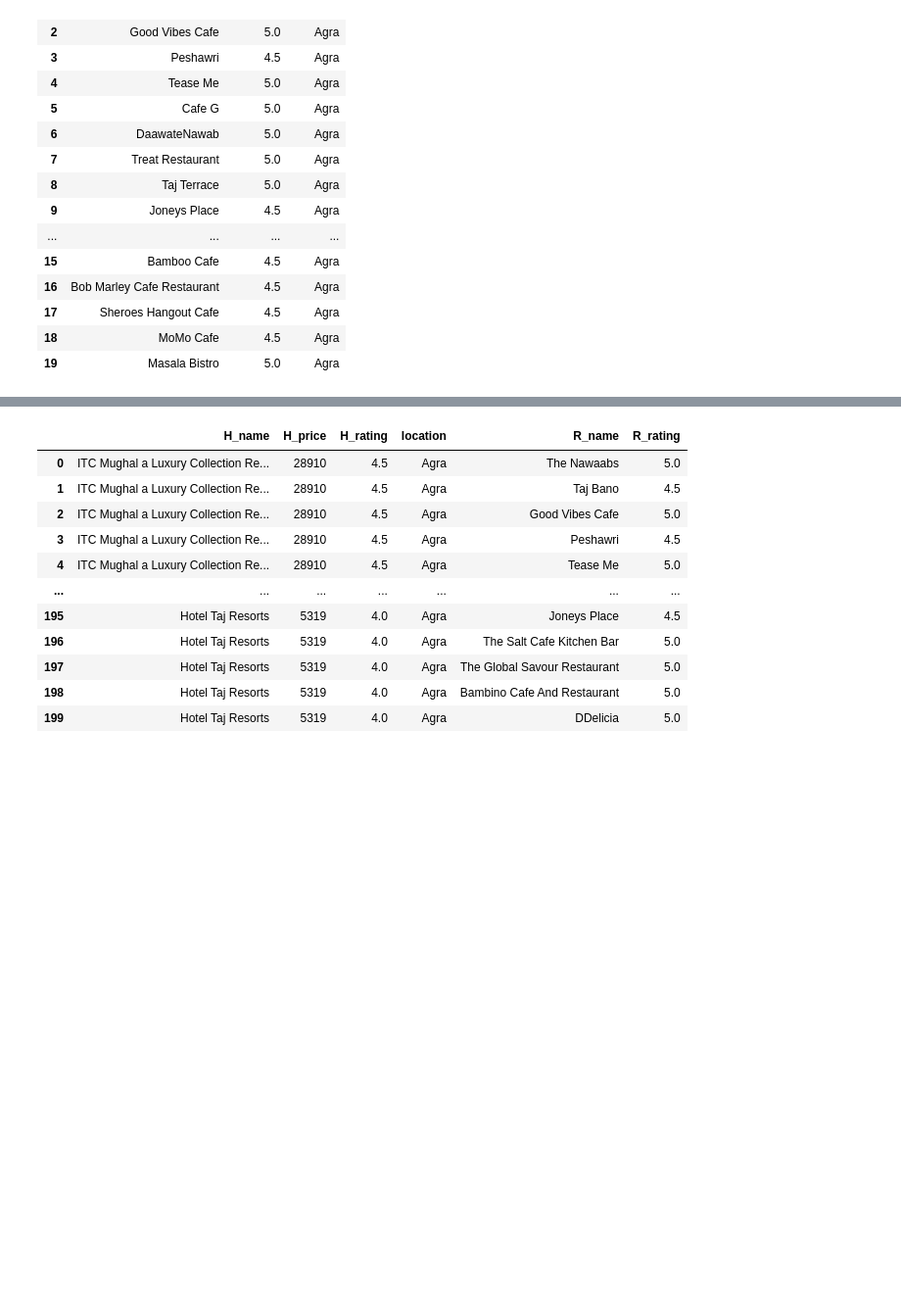
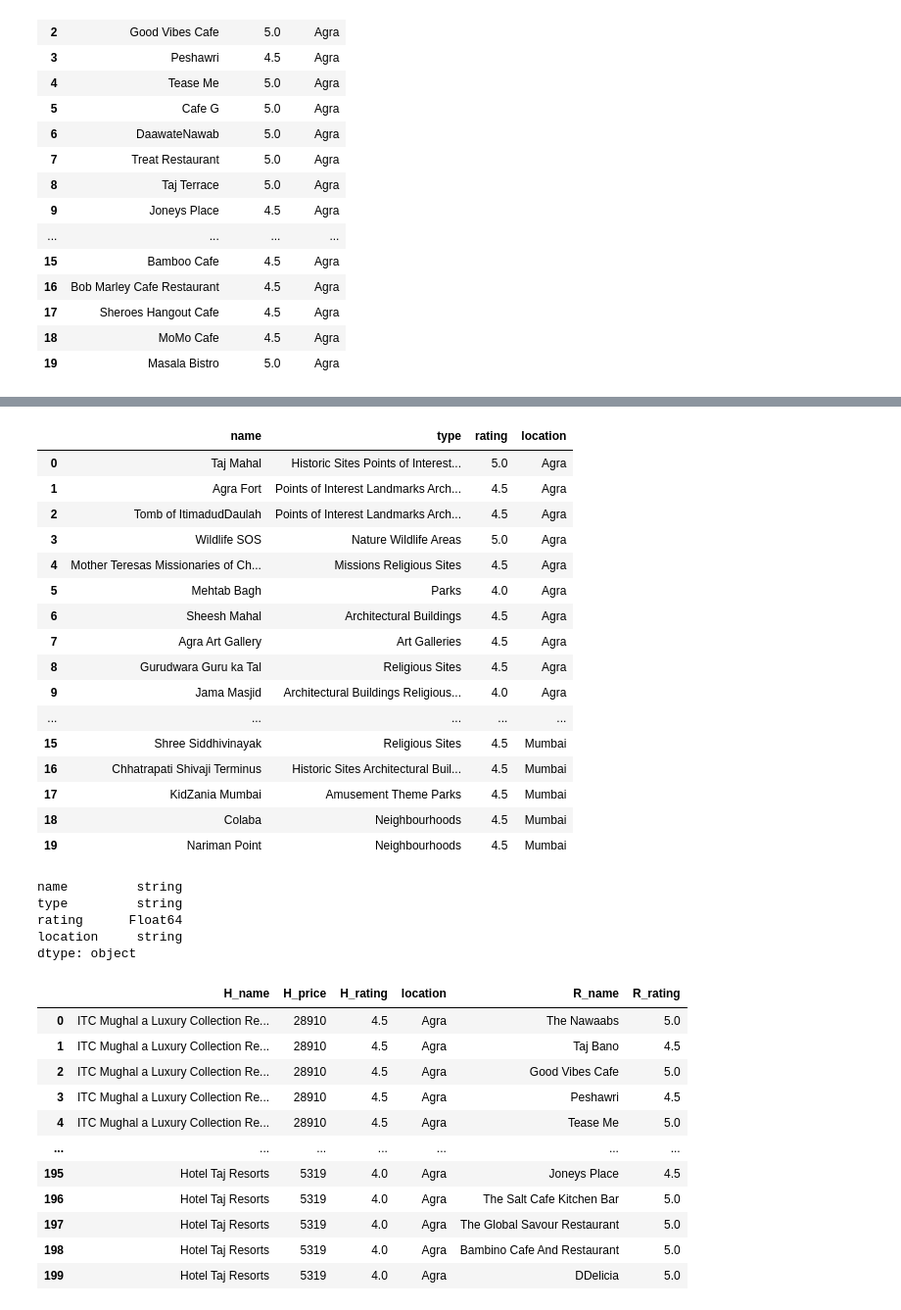
Before and after one commit to piyush-mk/LesGo, a Jupyter notebook: data/pre.ipynb, the cells around one changed output, grey strips where cells are left out. Shown at 98% size. Cells and saved outputs as stored; diff of their text form; code cells hidden in the pictures; blank space fills up the shorter version.

```diff
--- a/data/pre.ipynb
+++ b/data/pre.ipynb
@@ -262,0 +280,7 @@ npd=join_df(hpd,rpd,'location')
+# %%
+ppd['name']=ppd['name'].str.replace('\d+', '')
+ppd['name']=ppd['name'].str.replace('[^\w\s]','')
+ppd['name']=ppd['name'].str.strip()
+ppd['name']=ppd['name'].str.replace('  ',' ')
+ppd['name']=ppd['name'].astype(pd.StringDtype())
+ppd['name'].head(20)
@@ -262,0 +305,29 @@ npd=join_df(hpd,rpd,'location')
+# %%
+ppd['rating']=ppd['rating'].str.replace(' of 5 bubbles','')
+ppd['rating']=ppd['rating'].astype(pd.Float64Dtype())
+# %%
+ppd['type']=ppd['type'].str.replace('\d+', '')
+ppd['type']=ppd['type'].str.replace('[^\w\s]','')
+ppd['type']=ppd['type'].str.strip()
+ppd['type']=ppd['type'].str.replace('  ',' ')
+ppd['type']=ppd['type'].astype(pd.StringDtype())
+# %%
+ppd.head(20)
+# %% [output]
+|  | name | type | rating | location |
+| 0 | Taj Mahal | Historic Sites Points of Interest... | 5.0 | Agra |
+| 1 | Agra Fort | Points of Interest Landmarks Arch... | 4.5 | Agra |
+| 2 | Tomb of ItimadudDaulah | Points of Interest Landmarks Arch... | 4.5 | Agra |
+| 3 | Wildlife SOS | Nature Wildlife Areas | 5.0 | Agra |
+| 4 | Mother Teresas Missionaries of Ch... | Missions Religious Sites | 4.5 | Agra |
+| 5 | Mehtab Bagh | Parks | 4.0 | Agra |
+| 6 | Sheesh Mahal | Architectural Buildings | 4.5 | Agra |
+| 7 | Agra Art Gallery | Art Galleries | 4.5 | Agra |
+| 8 | Gurudwara Guru ka Tal | Religious Sites | 4.5 | Agra |
+| 9 | Jama Masjid | Architectural Buildings Religious... | 4.0 | Agra |
+| ... | ... | ... | ... | ... |
+| 15 | Shree Siddhivinayak | Religious Sites | 4.5 | Mumbai |
+| 16 | Chhatrapati Shivaji Terminus | Historic Sites Architectural Buil... | 4.5 | Mumbai |
+| 17 | KidZania Mumbai | Amusement Theme Parks | 4.5 | Mumbai |
+| 18 | Colaba | Neighbourhoods | 4.5 | Mumbai |
+| 19 | Nariman Point | Neighbourhoods | 4.5 | Mumbai |
@@ -262,0 +336,8 @@ npd=join_df(hpd,rpd,'location')
+# %%
+ppd.dtypes
+# %% [output]
+name         string
+type         string
+rating      Float64
+location     string
+dtype: object
```
Also changed, not shown: parts of 8 cells of this notebook, 2 other files.
